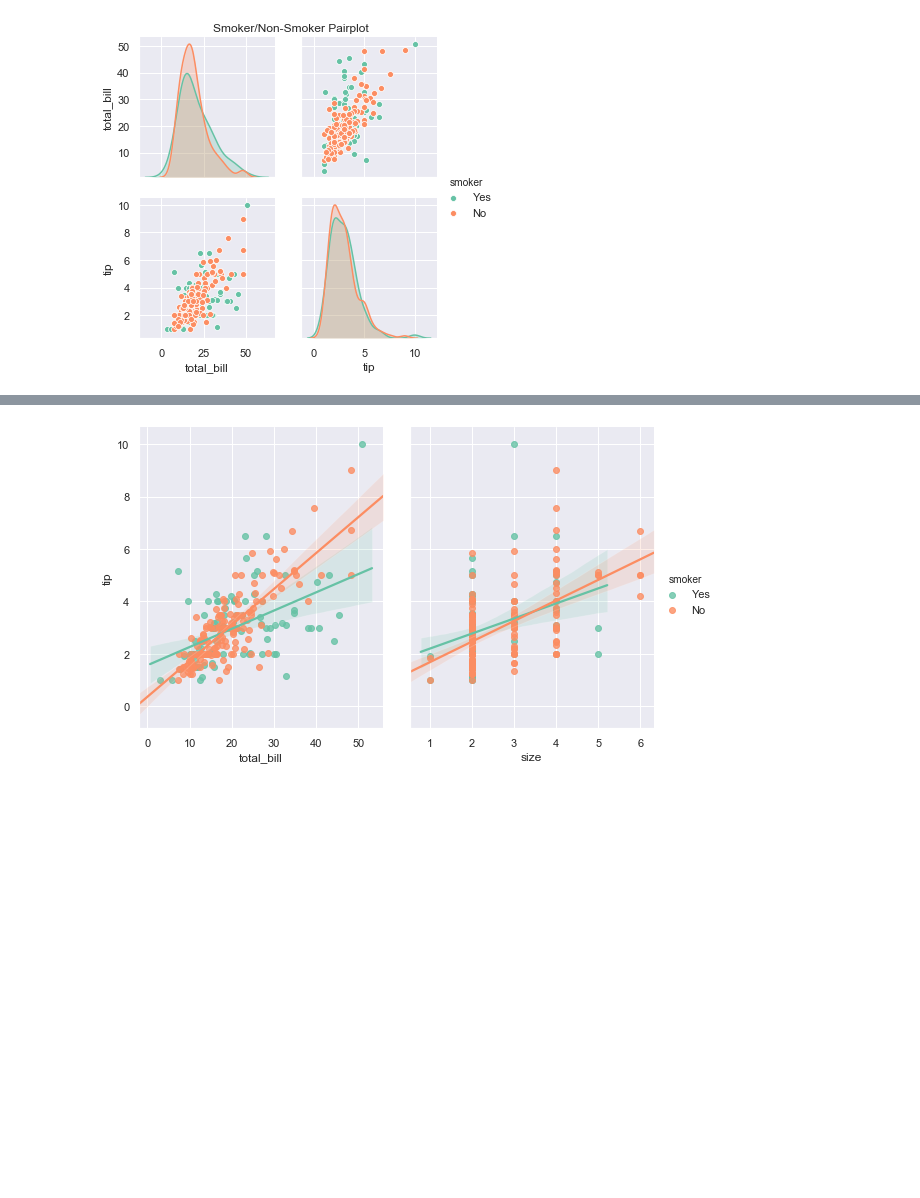
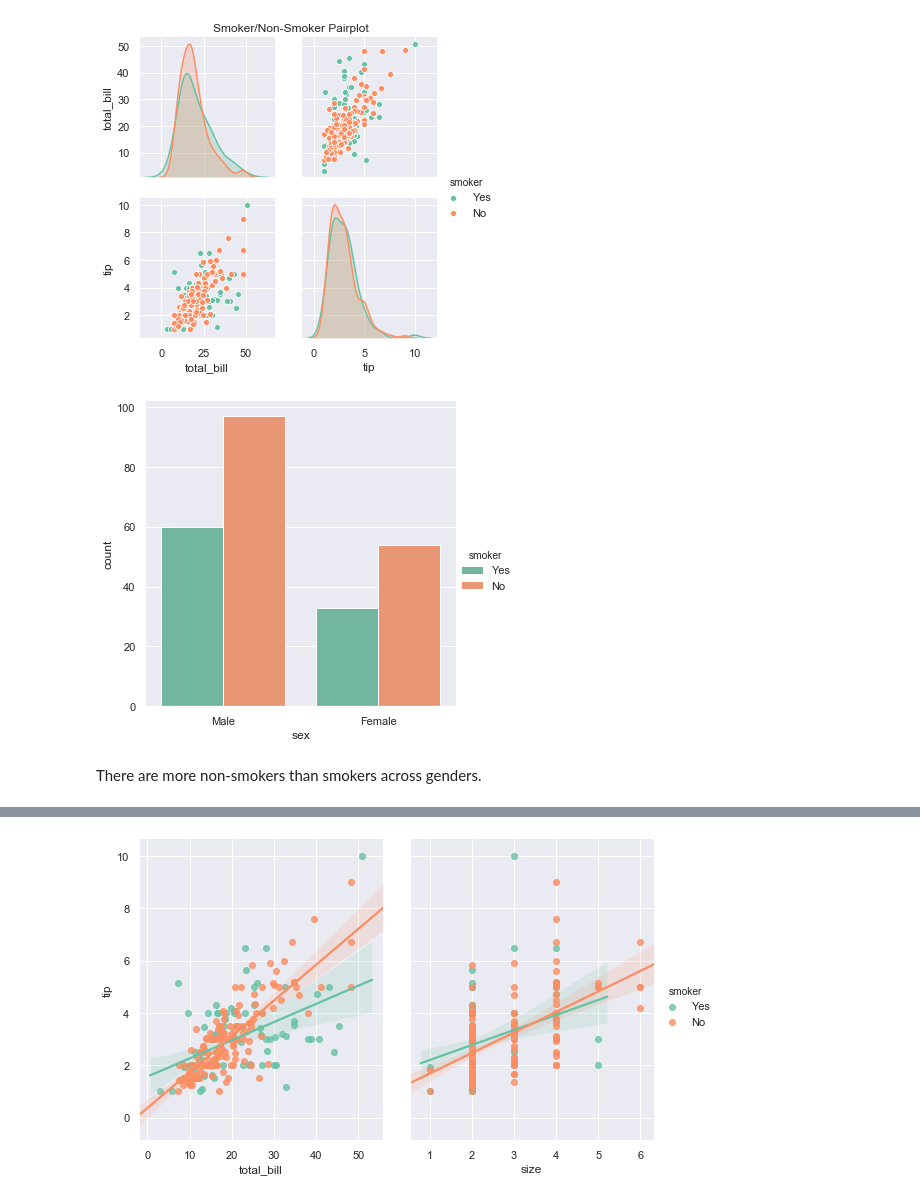
Before and after one commit to ANihill/Fundamentals-Assessment, a Jupyter notebook: Fundamentals of Data Analytics - Assessment.ipynb, the cells around one changed output, grey strips where cells are left out. Cells and saved outputs as stored; diff of their text form; code cells hidden in the pictures; blank space fills up the shorter version.

```diff
--- a/Fundamentals of Data Analytics - Assessment.ipynb
+++ b/Fundamentals of Data Analytics - Assessment.ipynb
@@ -375,6 +394,12 @@ sns.pairplot(tips, x_vars=["total_bill", "tip"], y_vars=["total_bill", "tip"], h
 plt.title("Smoker/Non-Smoker Pairplot",  {'horizontalalignment': "right"});
 # %% [output]
 [figure]
+# %%
+sns.catplot(x="sex", kind="count", hue="smoker", data=df);
+# %% [output]
+[figure, added]
+# %% [markdown]
+There are more non-smokers than smokers across genders.
 # %%
 # Bar chart of male and female tips differenciating between smoker and non-smoker
 sns.catplot(x="sex", y="total_bill", hue="smoker", kind=("bar"), data=df);
```
Also changed, not shown: parts of 32 cells of this notebook.
